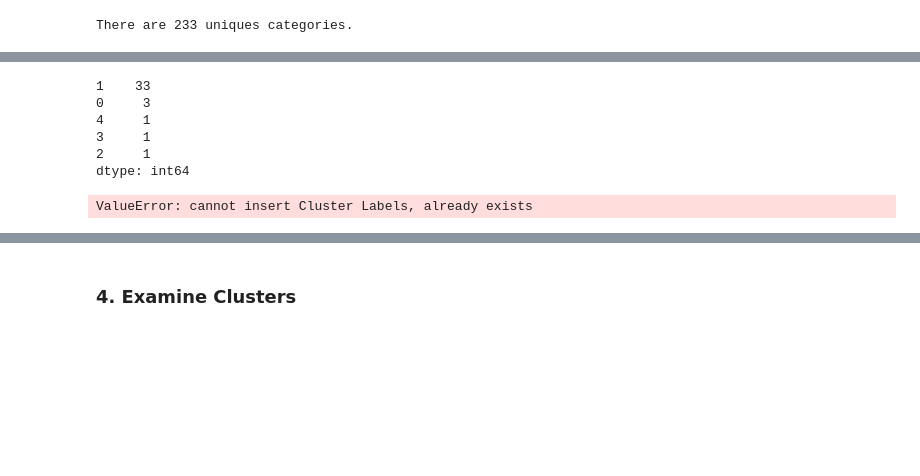
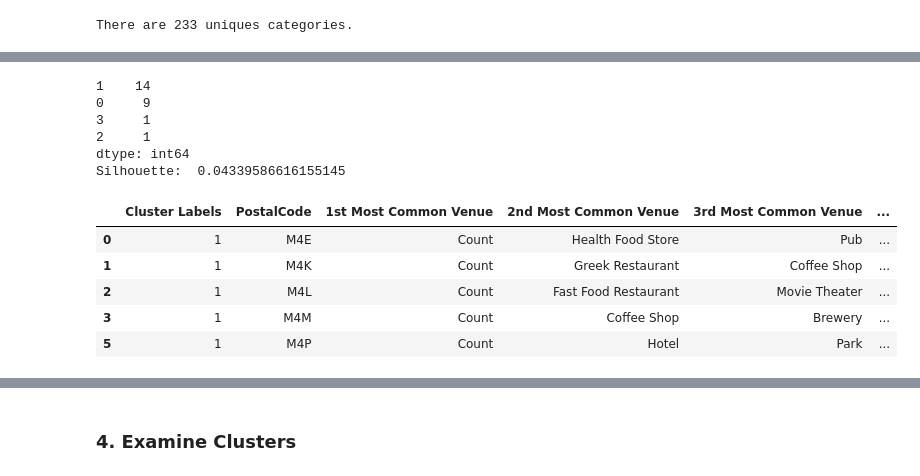
Before and after one commit to DJ3D/Coursera_Capstone, a Jupyter notebook: Toronto_Neighborhoods.ipynb, the cells around one changed output, grey strips where cells are left out. Drawn from its saved outputs; the diff is of its cells as text; code cells hidden in the pictures; blank space fills up the shorter version.

```diff
--- a/Toronto_Neighborhoods.ipynb
+++ b/Toronto_Neighborhoods.ipynb
@@ -235,0 +250,14 @@ neighborhoods_venues_sorted.head()
+# %%
+# determine best number of clusters
+toronto_grouped_clustering = cluster_dataset
+n_clus = [2,3,4,5,6,7]
+
+for k in n_clus:
+    print("K: ",k)
+    # run k-means clustering
+    print("Clusters:")
+    kmeans = KMeans(n_clusters=k).fit(toronto_grouped_clustering)
+    # check cluster labels generated for each row in the dataframe
+    print(pd.DataFrame(kmeans.labels_).value_counts())
+    # Calculate silhouette_score
+    print("Silhouette: ",silhouette_score(toronto_grouped_clustering, kmeans.labels_),"\n")
@@ -236,30 +282,29 @@ neighborhoods_venues_sorted.head()
 # %%
-# set number of clusters
-kclusters = 5
-
-toronto_grouped_clustering = toronto_grouped.drop('PostalCode', 1)
-
 # run k-means clustering
-kmeans = KMeans(n_clusters=kclusters).fit(toronto_grouped_clustering)
+kmeans = KMeans(n_clusters=4).fit(toronto_grouped_clustering)
 
 # check cluster labels generated for each row in the dataframe
-pd.DataFrame(kmeans.labels_).value_counts()
+print(pd.DataFrame(kmeans.labels_).value_counts())
+
+# Calculate silhouette_score
+print("Silhouette: ",silhouette_score(toronto_grouped_clustering, kmeans.labels_),"\n")
 # %% [output]
-1    33
-0     3
-4     1
+1    14
+0     9
 3     1
 2     1
 dtype: int64
+Silhouette:  0.04339586616155145
-# %%
-# add clustering labels
-neighborhoods_venues_sorted.insert(0, 'Cluster Labels', kmeans.labels_)
-
-manhattan_merged = manhattan_data
-
-# merge manhattan_grouped with manhattan_data to add latitude/longitude for each neighborhood
-manhattan_merged = manhattan_merged.join(neighborhoods_venues_sorted.set_index('Neighborhood'), on='Neighborhood')
-
-manhattan_merged.head() # check the last columns!
-# %% [output]
-ValueError: cannot insert Cluster Labels, already exists
+# %%
+# add clustering labels
+labeled = neighborhoods_venues_sorted[mask]
+labeled.head()
+labeled.insert(0, 'Cluster Labels', kmeans.labels_)
+labeled.head()
+# %% [output]
+|  | Cluster Labels | PostalCode | 1st Most Common Venue | 2nd Most Common Venue | 3rd Most Common Venue | ... |
+| 0 | 1 | M4E | Count | Health Food Store | Pub | ... |
+| 1 | 1 | M4K | Count | Greek Restaurant | Coffee Shop | ... |
+| 2 | 1 | M4L | Count | Fast Food Restaurant | Movie Theater | ... |
+| 3 | 1 | M4M | Count | Coffee Shop | Brewery | ... |
+| 5 | 1 | M4P | Count | Hotel | Park | ... |
```
Also changed, not shown: parts of 8 cells of this notebook.
